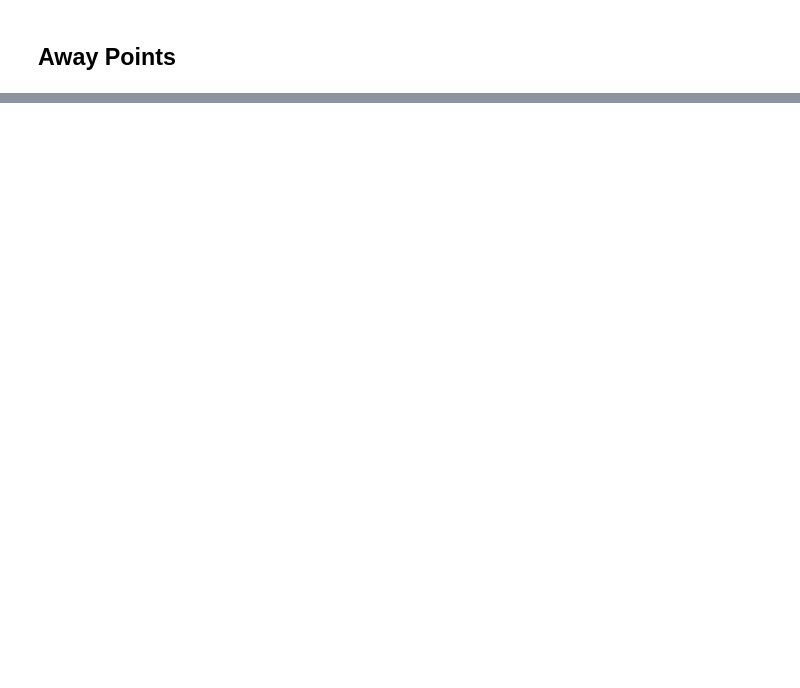
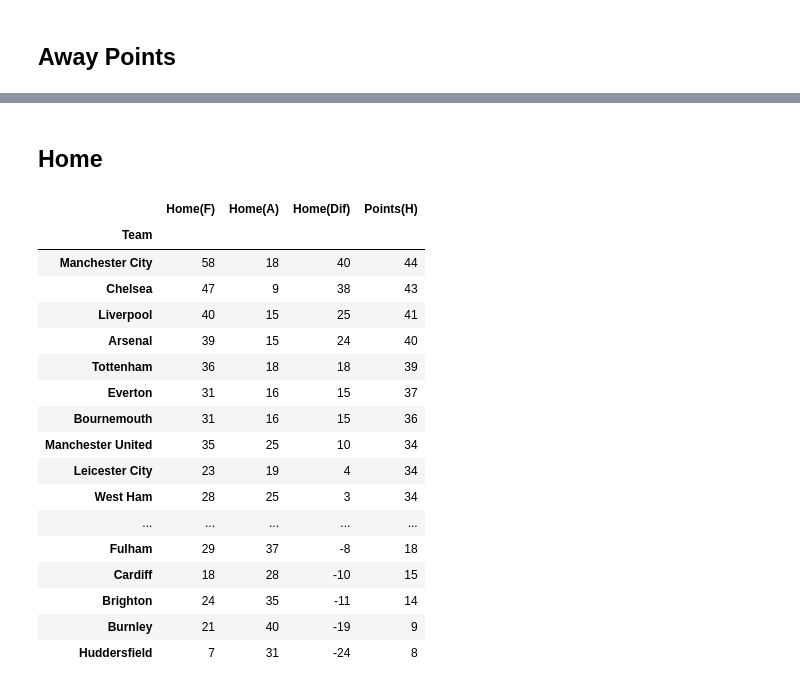
Before and after one commit to ANihill/fundamentalsProject, a Jupyter notebook: Project.ipynb, the cells around one changed output, grey strips where cells are left out. Drawn from its saved outputs; the diff is of its cells as text; code cells hidden in the pictures; blank space fills up the shorter version.

```diff
--- a/Project.ipynb
+++ b/Project.ipynb
@@ -731,0 +787,27 @@ array([ 4, 18, 19, 21, 22, 24, 24, 24, 30, 33, 33, 36, 37, 38, 41, 43, 44,
+# %% [markdown]
+## Home
+# %%
+# created league table based on home form
+home_new = pl_new[["Home(F)", "Home(A)", "Home(Dif)", "Points(H)"]]
+# sorted league table by points
+home_new = home_new.sort_values(by = "Points(H)", ascending=False);
+home_new
+# %% [output]
+|  | Home(F) | Home(A) | Home(Dif) | Points(H) |
+| Team |  |  |  |  |
+| Manchester City | 58 | 18 | 40 | 44 |
+| Chelsea | 47 | 9 | 38 | 43 |
+| Liverpool | 40 | 15 | 25 | 41 |
+| Arsenal | 39 | 15 | 24 | 40 |
+| Tottenham | 36 | 18 | 18 | 39 |
+| Everton | 31 | 16 | 15 | 37 |
+| Bournemouth | 31 | 16 | 15 | 36 |
+| Manchester United | 35 | 25 | 10 | 34 |
+| Leicester City | 23 | 19 | 4 | 34 |
+| West Ham | 28 | 25 | 3 | 34 |
+| ... | ... | ... | ... | ... |
+| Fulham | 29 | 37 | -8 | 18 |
+| Cardiff | 18 | 28 | -10 | 15 |
+| Brighton | 24 | 35 | -11 | 14 |
+| Burnley | 21 | 40 | -19 | 9 |
+| Huddersfield | 7 | 31 | -24 | 8 |
```
Also changed, not shown: parts of 23 cells of this notebook.
